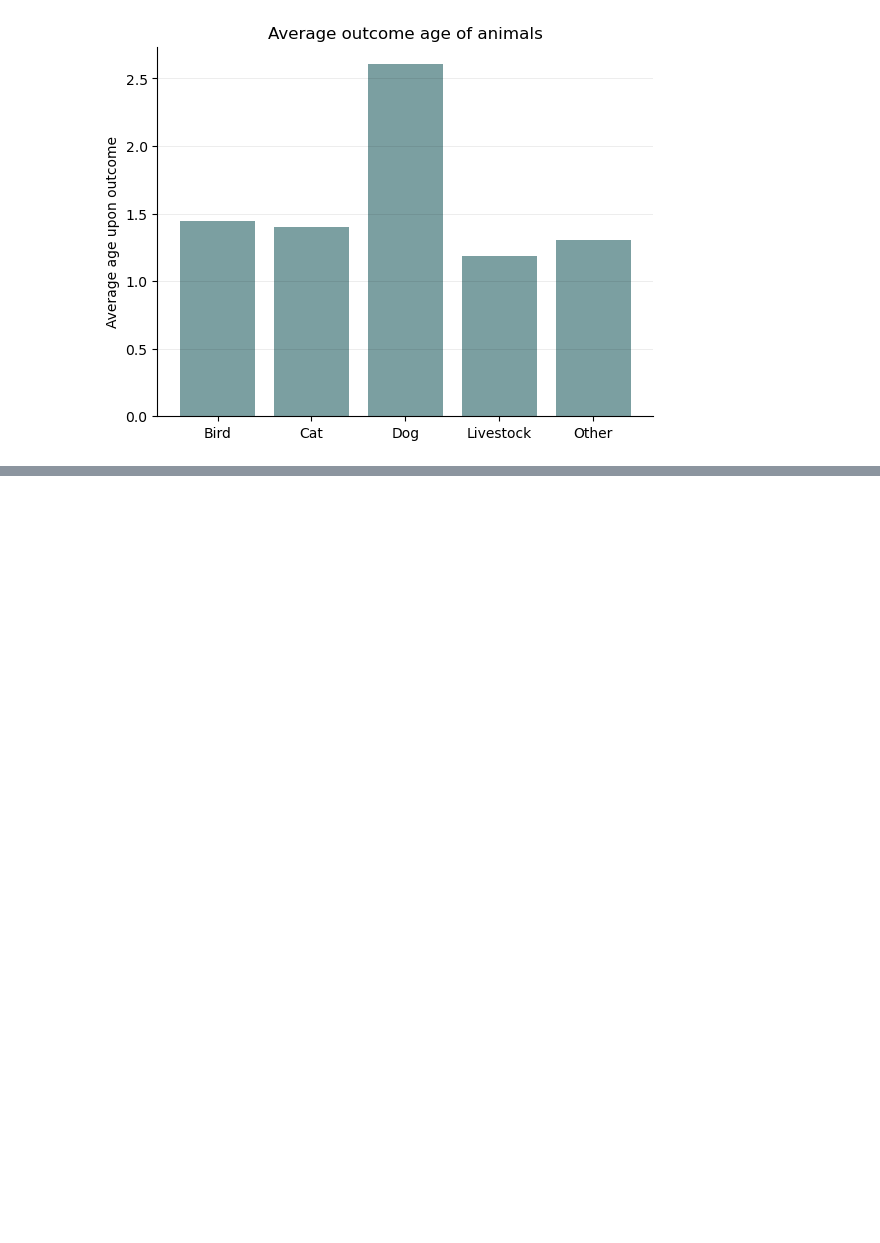
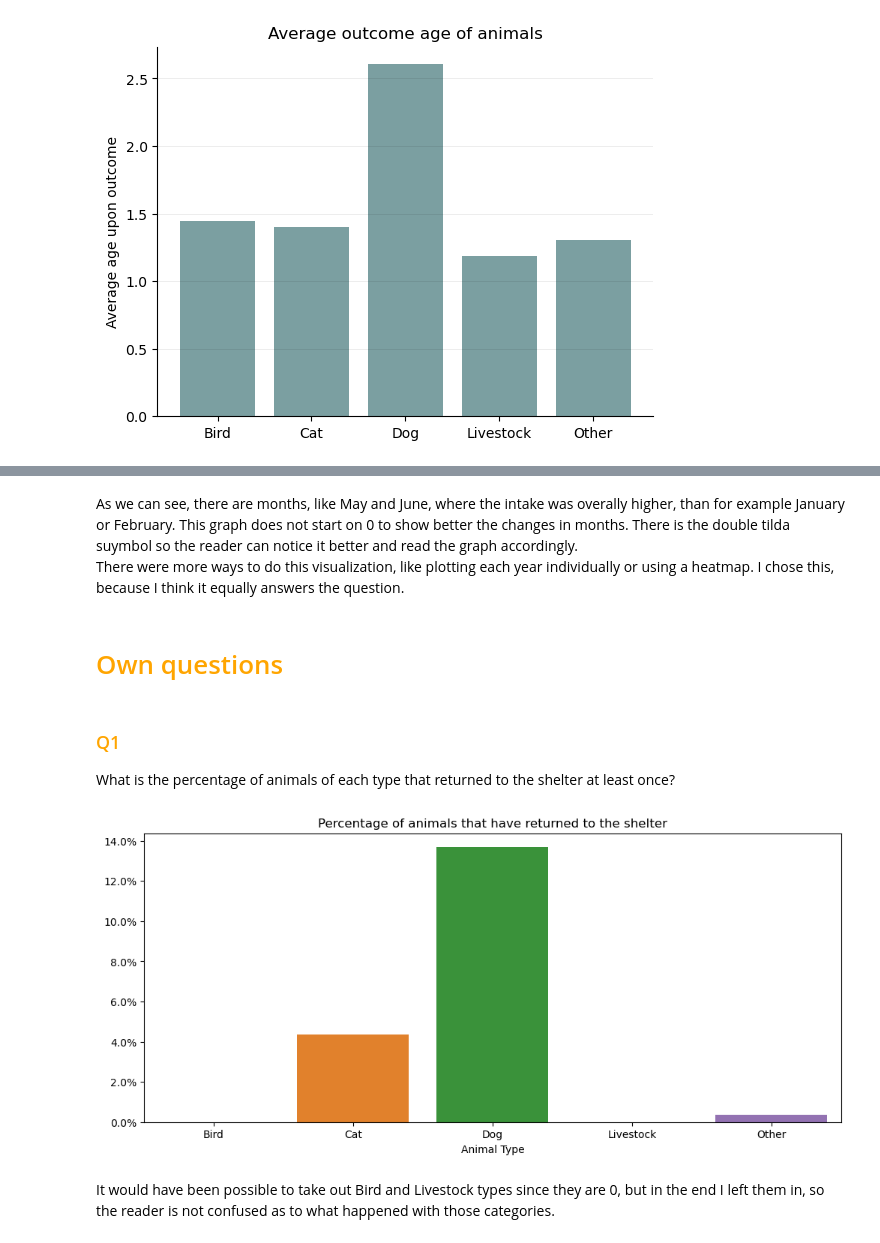
Before and after one commit to jaklvinc/data_visualization, a Jupyter notebook: 01/assignment01.ipynb, the cells around one changed output, grey strips where cells are left out. Saved outputs shown, nothing was run; the diff lists cells and outputs as text; code cells hidden in the pictures; blank space fills up the shorter version.

```diff
--- a/01/assignment01.ipynb
+++ b/01/assignment01.ipynb
@@ -465,0 +579,34 @@ Text(0.5, 1.0, 'Average outcome age of animals')
+# %% [markdown]
+As we can see, there are months, like May and June, where the intake was overally higher, than for example January or February. This graph does not start on 0 to show better the changes in months. There is the double tilda suymbol so the reader can notice it better and read the graph accordingly.
+There were more ways to do this visualization, like plotting each year individually or using a heatmap. I chose this, because I think it equally answers the question.
+# %% [markdown]
+# <font color='orange'> Own questions </font>
+# %% [markdown]
+### <font color='orange'> Q1 </font>
+What is the percentage of animals of each type that returned to the shelter at least once?
+# %%
+fig, ax = plt.subplots(figsize=(12,5))
+#find all animals that came in the shelter more than once
+duplicated = intakes[intakes.duplicated('Animal ID')]
+#take only one instance of each animal that came in the shelter more than once so that they are not counted more than once
+duplicated_unique = duplicated.drop_duplicates(subset=["Animal ID"],keep='first')
+unique = intakes.drop_duplicates(subset=["Animal ID"],keep='first')
+
+grouped_returning = duplicated_unique.groupby("Animal Type")["Animal ID"].count().reset_index()
+#taking only unique animals as a full set, so the percentages add up
+grouped_all = unique.groupby("Animal Type")["Animal ID"].count().reset_index()
+
+grouped_returning['Percent'] = grouped_returning['Animal ID']/grouped_all['Animal ID']
+grouped_returning = grouped_returning.drop([0,3])
+
+sns.barplot(data=grouped_returning,x="Animal Type",y="Percent")
+
+ax.yaxis.set_major_formatter(ticker.PercentFormatter(1))
+ax.set(ylabel=None)
+ax.set_title("Percentage of animals that have returned to the shelter")
+
+plt.show()
+# %% [output]
+[figure, added]
+# %% [markdown]
+It would have been possible to take out Bird and Livestock types since they are 0, but in the end I left them in, so the reader is not confused as to what happened with those categories.
```
Also changed, not shown: parts of 24 cells of this notebook.
